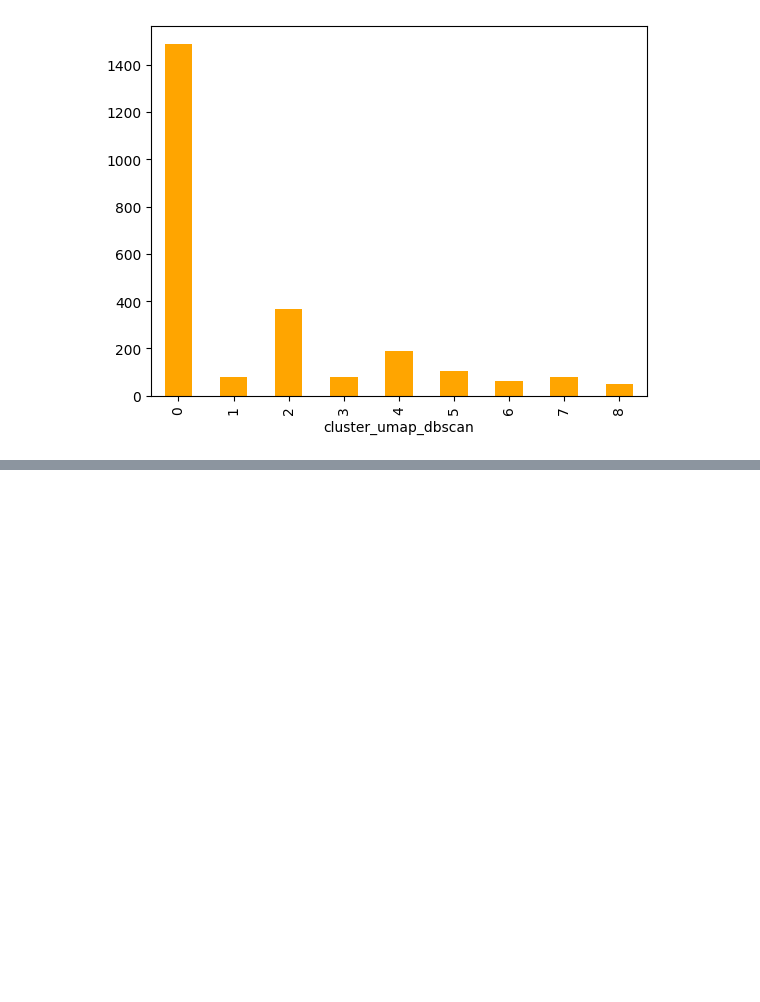
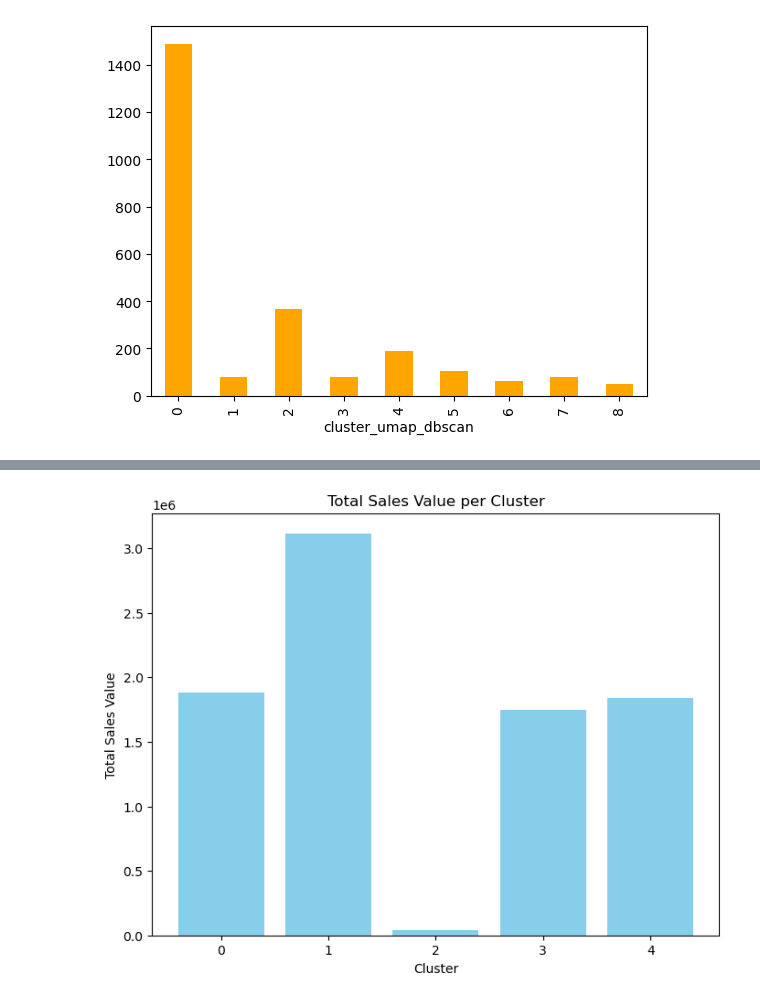
Before and after one commit to antoniooliveira03/Projects, a Jupyter notebook: NTT Project/05_Clustering.ipynb, the cells around one changed output, grey strips where cells are left out. Drawn from its saved outputs; the diff is of its cells as text; code cells hidden in the pictures; blank space fills up the shorter version.

Commit message:
clustering

```diff
--- a/NTT Project/05_Clustering.ipynb
+++ b/NTT Project/05_Clustering.ipynb
@@ -373,0 +386,13 @@ info_numeric.to_csv(
+# %%
+cluster_sales = info_numeric.groupby('cluster_kmeans')['total_sales_value'].sum().reset_index()
+
+# Plot the results
+plt.figure(figsize=(8, 6))
+plt.bar(cluster_sales['cluster_kmeans'], cluster_sales['total_sales_value'], color='skyblue')
+plt.xlabel('Cluster')
+plt.ylabel('Total Sales Value')
+plt.title('Total Sales Value per Cluster')
+plt.xticks(cluster_sales['cluster_kmeans'])
+plt.show()
+# %% [output]
+[figure, added]
```
Also changed, not shown: parts of 8 cells of this notebook, 1 other file.
